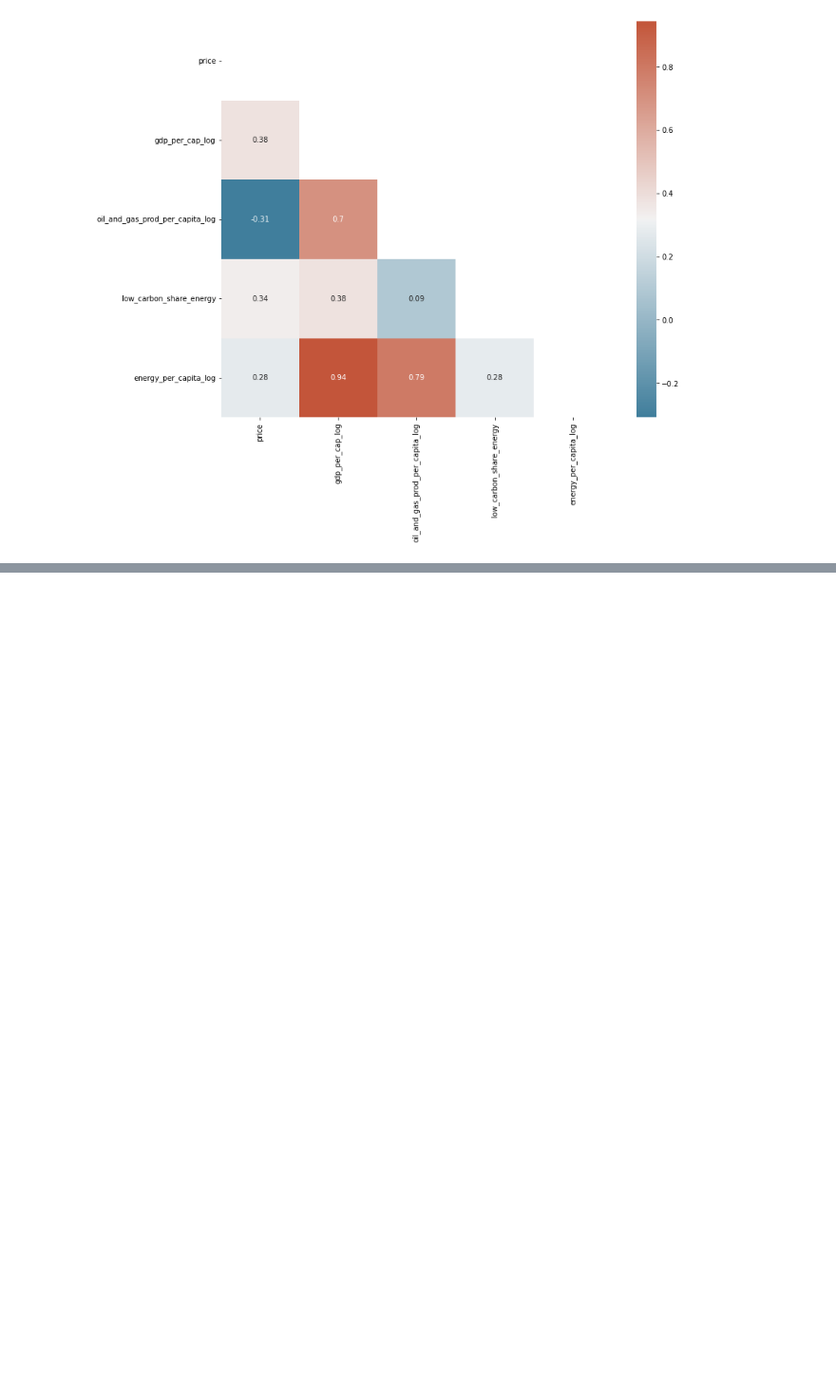
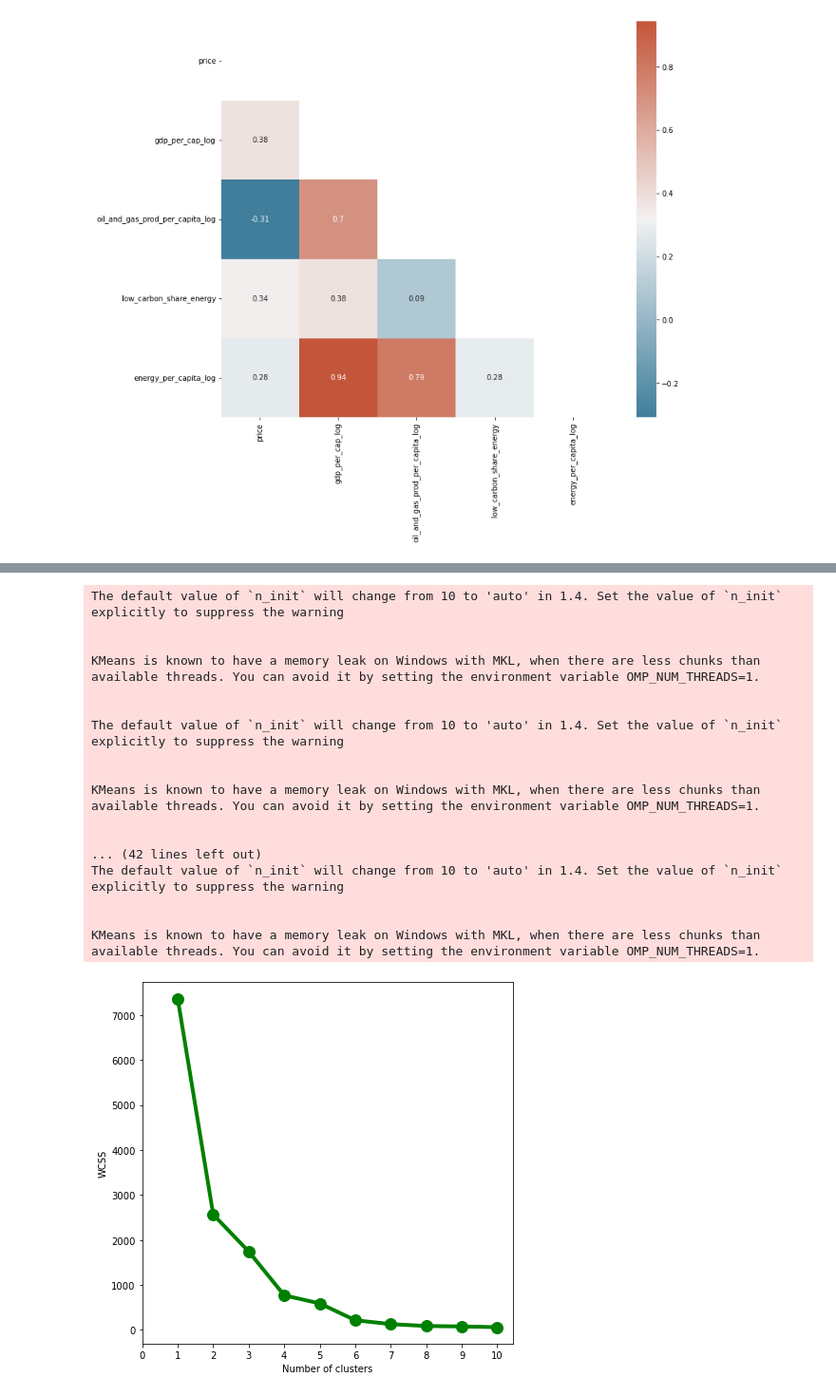
Before and after one commit to sean-dluhc/ons-energy-analysis, a Jupyter notebook: energy_analysis_eda.ipynb, the cells around one changed output, grey strips where cells are left out. Shown: that part at 95% size. Cells and saved outputs as stored; diff of their text form; code cells hidden in the pictures; blank space fills up the shorter version.

Commit message:
started clustering work

```diff
--- a/energy_analysis_eda.ipynb
+++ b/energy_analysis_eda.ipynb
@@ -249,3 +249,43 @@ Covariance Type:            nonrobust
 
 Notes:
 [1] Standard Errors assume that the covariance matrix of the errors is correctly specified.
+# %%
+#create data for clustering
+cluster_data = joined_energy_data[['price', 'gdp_per_cap_log', 'oil_and_gas_prod_per_capita_log', 'low_carbon_share_energy']].dropna().values
+# %%
+from sklearn.cluster import KMeans
+
+#find the optimal number of clusters using elbow method
+#using Within-Cluster Sum of Square as variance metric - WCSS
+WCSS = []
+for i in range(1,11):
+    model = KMeans(n_clusters= i, init="random", # method for selecting initial cluster points
+                      max_iter=10, # iterations before stopping
+                      random_state=123)
+    model.fit(cluster_data)
+    WCSS.append(model.inertia_)
+fig = plt.figure(figsize = (7,7))
+plt.plot(range(1,11), WCSS, linewidth=4, markersize=12, marker='o',color = 'green')
+plt.xticks(np.arange(11))
+plt.xlabel("Number of clusters")
+plt.ylabel("WCSS")
+plt.show()
+# %% [output]
+The default value of `n_init` will change from 10 to 'auto' in 1.4. Set the value of `n_init` explicitly to suppress the warning
+
+
+KMeans is known to have a memory leak on Windows with MKL, when there are less chunks than available threads. You can avoid it by setting the environment variable OMP_NUM_THREADS=1.
+
+
+The default value of `n_init` will change from 10 to 'auto' in 1.4. Set the value of `n_init` explicitly to suppress the warning
+
+
+KMeans is known to have a memory leak on Windows with MKL, when there are less chunks than available threads. You can avoid it by setting the environment variable OMP_NUM_THREADS=1.
+
+
+... (42 lines left out)
+The default value of `n_init` will change from 10 to 'auto' in 1.4. Set the value of `n_init` explicitly to suppress the warning
+
+
+KMeans is known to have a memory leak on Windows with MKL, when there are less chunks than available threads. You can avoid it by setting the environment variable OMP_NUM_THREADS=1.
+[figure, added]
```
Also changed, not shown: parts of 7 cells of this notebook.
